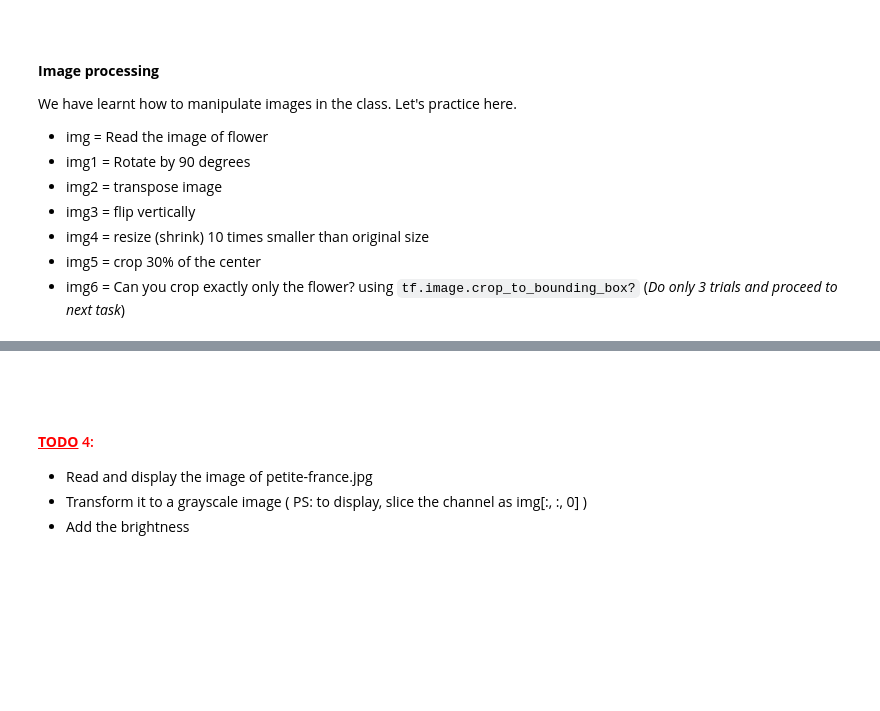
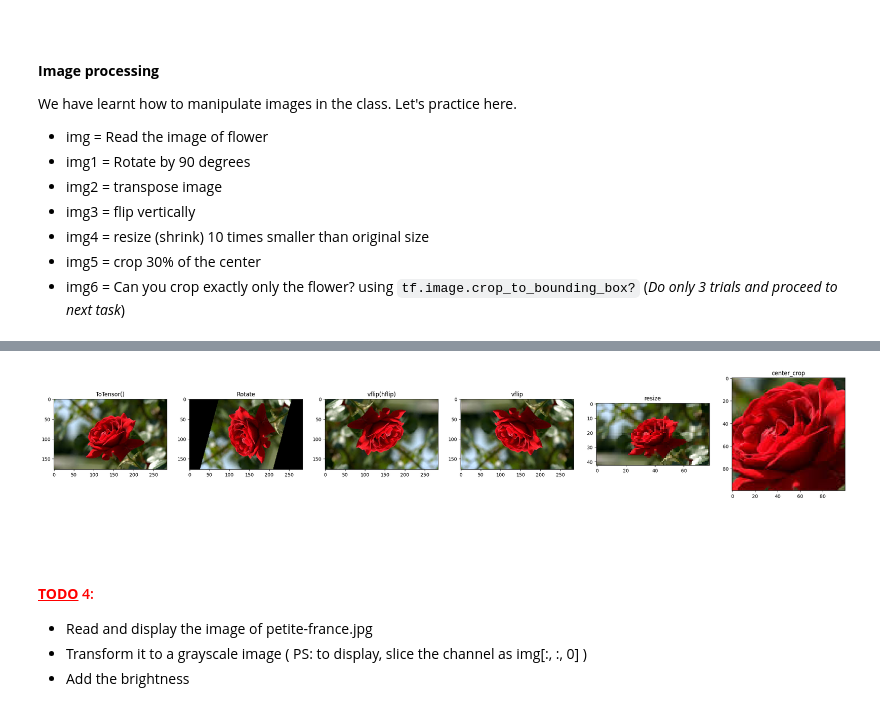
Before and after one commit to yannasyr/Cours, a Jupyter notebook: DeepLearning3A/3a_tensors_dataset.ipynb, the cells around one changed output, grey strips where cells are left out. Drawn from its saved outputs; the diff is of its cells as text; code cells hidden in the pictures; blank space fills up the shorter version.

```diff
--- a/DeepLearning3A/3a_tensors_dataset.ipynb
+++ b/DeepLearning3A/3a_tensors_dataset.ipynb
@@ -377,13 +562,15 @@ img5 = TF.center_crop(img, 100)
 # %%
 # plot the images
 fig = plt.figure(figsize=(35,7))
-fig.add_subplot(1, 7, 1); plt.imshow(ToPILImage()(img))
-fig.add_subplot(1, 7, 2); plt.imshow(ToPILImage()(img1))
-fig.add_subplot(1, 7, 3); plt.imshow(ToPILImage()(img2))
-fig.add_subplot(1, 7, 4); plt.imshow(ToPILImage()(img3))
-fig.add_subplot(1, 7, 5); plt.imshow(ToPILImage()(img4))
-fig.add_subplot(1, 7, 6); plt.imshow(ToPILImage()(img5))
+fig.add_subplot(1, 7, 1); plt.imshow(ToPILImage()(img)) ; plt.title('ToTensor()')
+fig.add_subplot(1, 7, 2); plt.imshow(ToPILImage()(img1)); plt.title('Rotate')
+fig.add_subplot(1, 7, 3); plt.imshow(ToPILImage()(img2)); plt.title('vflip(hflip)')
+fig.add_subplot(1, 7, 4); plt.imshow(ToPILImage()(img3)); plt.title('vflip')
+fig.add_subplot(1, 7, 5); plt.imshow(ToPILImage()(img4)); plt.title('resize')
+fig.add_subplot(1, 7, 6); plt.imshow(ToPILImage()(img5)); plt.title('center_crop')
 plt.show()
+# %% [output]
+[figure, added]
 # %% [markdown]
 #### <font color=red><br><br><u><b>TODO</b></u> 4:</font>
 
```
Also changed, not shown: parts of 63 cells of this notebook, 5 other files.
